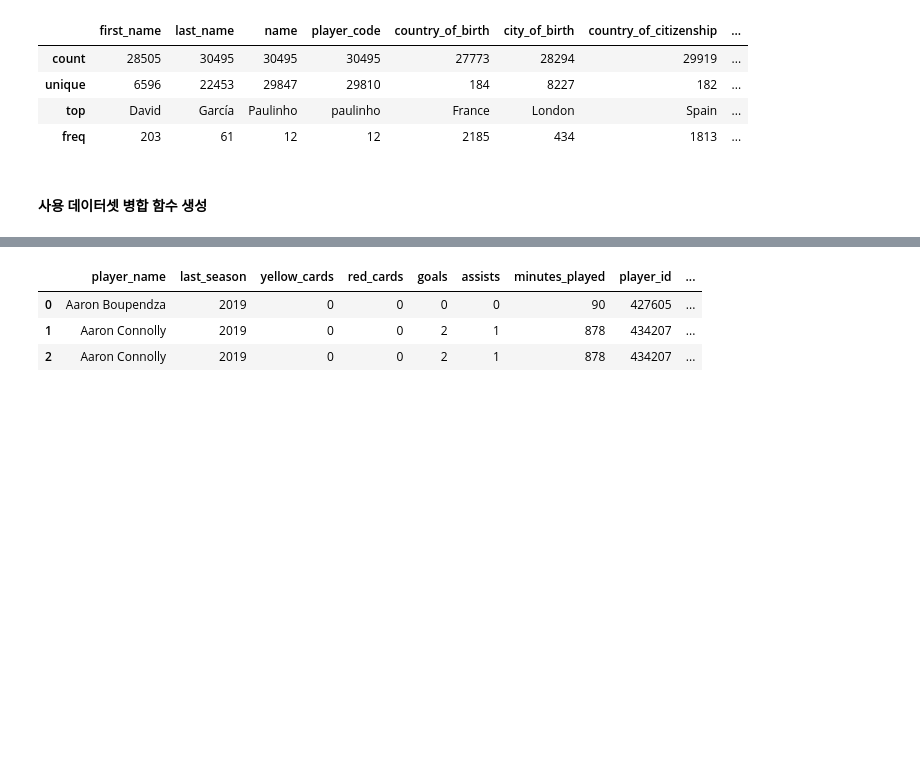
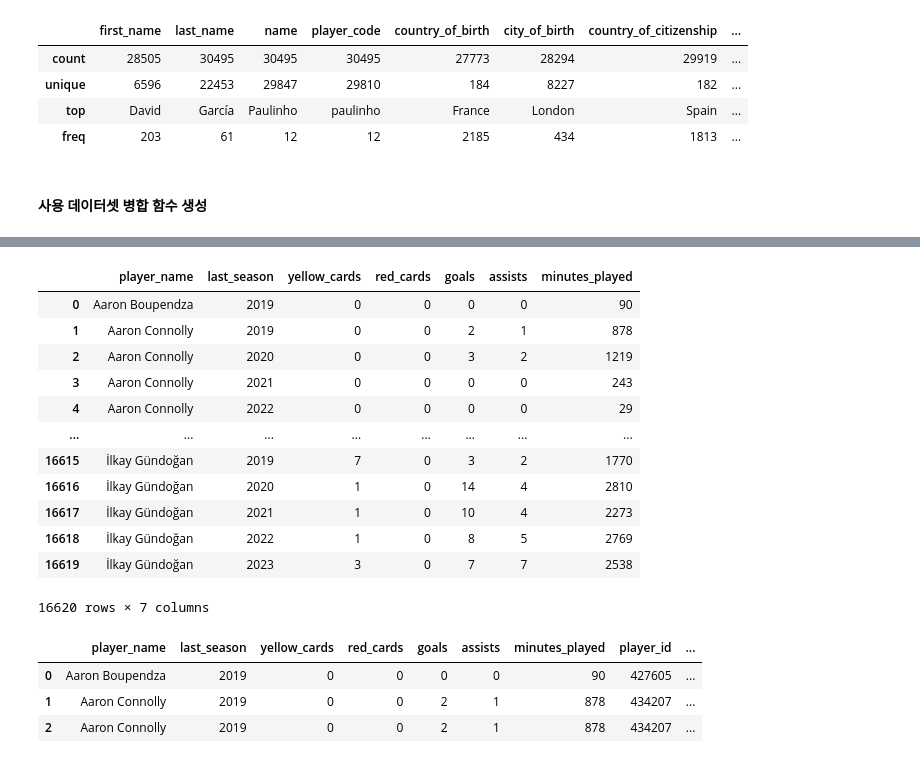
Before and after one commit to wjco/DAStudy-sat, a Jupyter notebook: Tek/football-data-from-transfermarkt/preprocessing-football-data-from-transfermarkt.ipynb, the cells around one changed output, grey strips where cells are left out. Drawn from its saved outputs; the diff is of its cells as text; code cells hidden in the pictures; blank space fills up the shorter version.

```diff
--- a/Tek/football-data-from-transfermarkt/preprocessing-football-data-from-transfermarkt.ipynb
+++ b/Tek/football-data-from-transfermarkt/preprocessing-football-data-from-transfermarkt.ipynb
@@ -288,3 +289,19 @@ app_comp_player_merge(apps_copy, competitions_df, players_df)
+# %%
+app_comp_player_merge(apps_copy, competitions_df, players_df)
+# %% [output]
+|  | player_name | last_season | yellow_cards | red_cards | goals | assists | minutes_played |
+| 0 | Aaron Boupendza | 2019 | 0 | 0 | 0 | 0 | 90 |
+| 1 | Aaron Connolly | 2019 | 0 | 0 | 2 | 1 | 878 |
+| 2 | Aaron Connolly | 2020 | 0 | 0 | 3 | 2 | 1219 |
+| 3 | Aaron Connolly | 2021 | 0 | 0 | 0 | 0 | 243 |
+| 4 | Aaron Connolly | 2022 | 0 | 0 | 0 | 0 | 29 |
+| ... | ... | ... | ... | ... | ... | ... | ... |
+| 16615 | İlkay Gündoğan | 2019 | 7 | 0 | 3 | 2 | 1770 |
+| 16616 | İlkay Gündoğan | 2020 | 1 | 0 | 14 | 4 | 2810 |
+| 16617 | İlkay Gündoğan | 2021 | 1 | 0 | 10 | 4 | 2273 |
+| 16618 | İlkay Gündoğan | 2022 | 1 | 0 | 8 | 5 | 2769 |
+| 16619 | İlkay Gündoğan | 2023 | 3 | 0 | 7 | 7 | 2538 |
+16620 rows × 7 columns
 # %%
 df_merged = app_comp_player_merge(apps_copy, competitions_df, players_df)
 df_merged.head(3)
```
Also changed, not shown: parts of 1 cell of this notebook.
